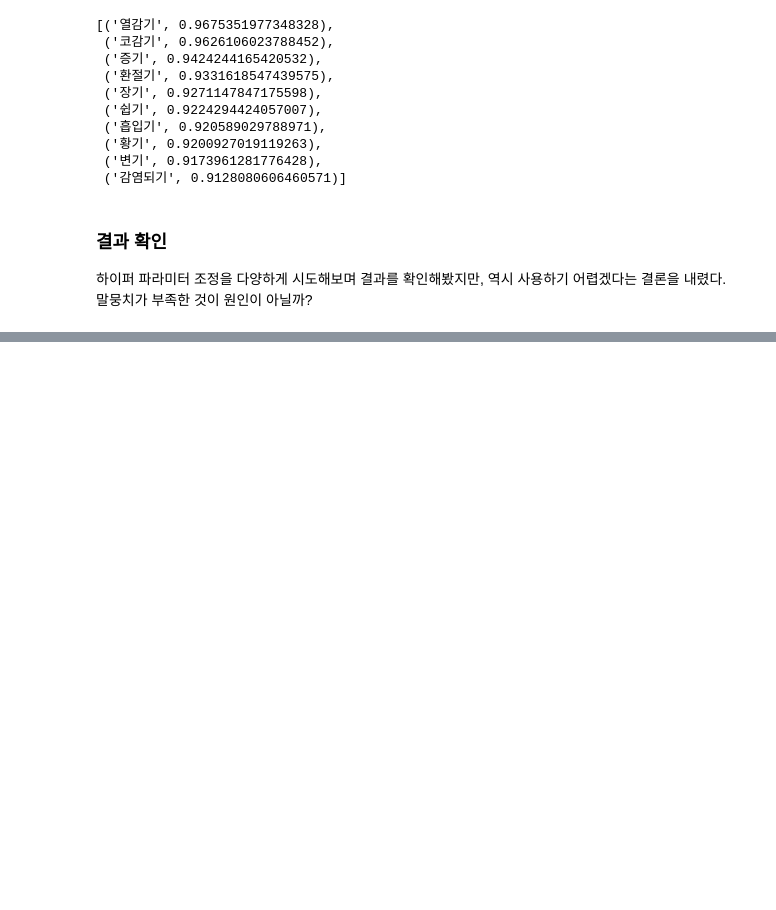
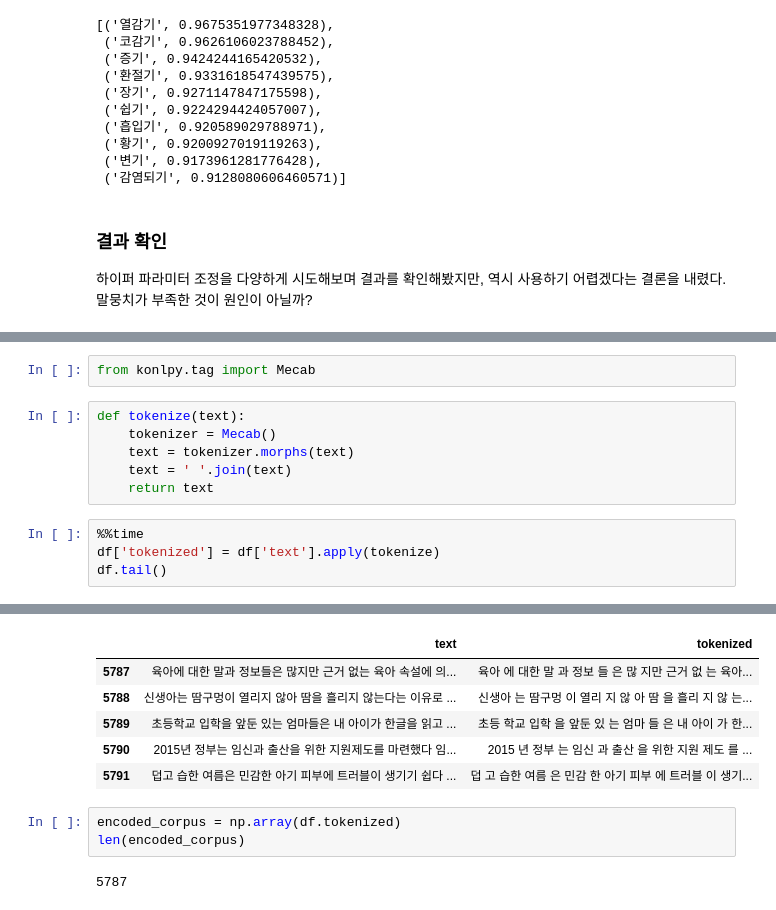
Before and after one commit to catching-space/works, a Jupyter notebook: fasttext.ipynb, the cells around one changed output, grey strips where cells are left out. Drawn from its saved outputs; the diff is of its cells as text; blank space fills up the shorter version.

```diff
--- a/fasttext.ipynb
+++ b/fasttext.ipynb
@@ -347,0 +354,13 @@ most_similar("감기")
+# %%
+from konlpy.tag import Mecab
+# %%
+def tokenize(text):
+    tokenizer = Mecab()
+    text = tokenizer.morphs(text)
+    text = ' '.join(text)
+    return text
+# %%
+%%time
+df['tokenized'] = df['text'].apply(tokenize)
+df.tail()
+# %% [output]
@@ -347,0 +369,11 @@ most_similar("감기")
+|  | text | tokenized |
+| 5787 | 육아에 대한 말과 정보들은 많지만 근거 없는 육아 속설에 의... | 육아 에 대한 말 과 정보 들 은 많 지만 근거 없 는 육아... |
+| 5788 | 신생아는 땀구멍이 열리지 않아 땀을 흘리지 않는다는 이유로 ... | 신생아 는 땀구멍 이 열리 지 않 아 땀 을 흘리 지 않 는... |
+| 5789 | 초등학교 입학을 앞둔 있는 엄마들은 내 아이가 한글을 읽고 ... | 초등 학교 입학 을 앞둔 있 는 엄마 들 은 내 아이 가 한... |
+| 5790 | 2015년 정부는 임신과 출산을 위한 지원제도를 마련했다 임... | 2015 년 정부 는 임신 과 출산 을 위한 지원 제도 를 ... |
+| 5791 | 덥고 습한 여름은 민감한 아기 피부에 트러블이 생기기 쉽다 ... | 덥 고 습한 여름 은 민감 한 아기 피부 에 트러블 이 생기... |
+# %%
+encoded_corpus = np.array(df.tokenized)
+len(encoded_corpus)
+# %% [output]
+5787
```
Also changed, not shown: parts of 19 cells of this notebook.
